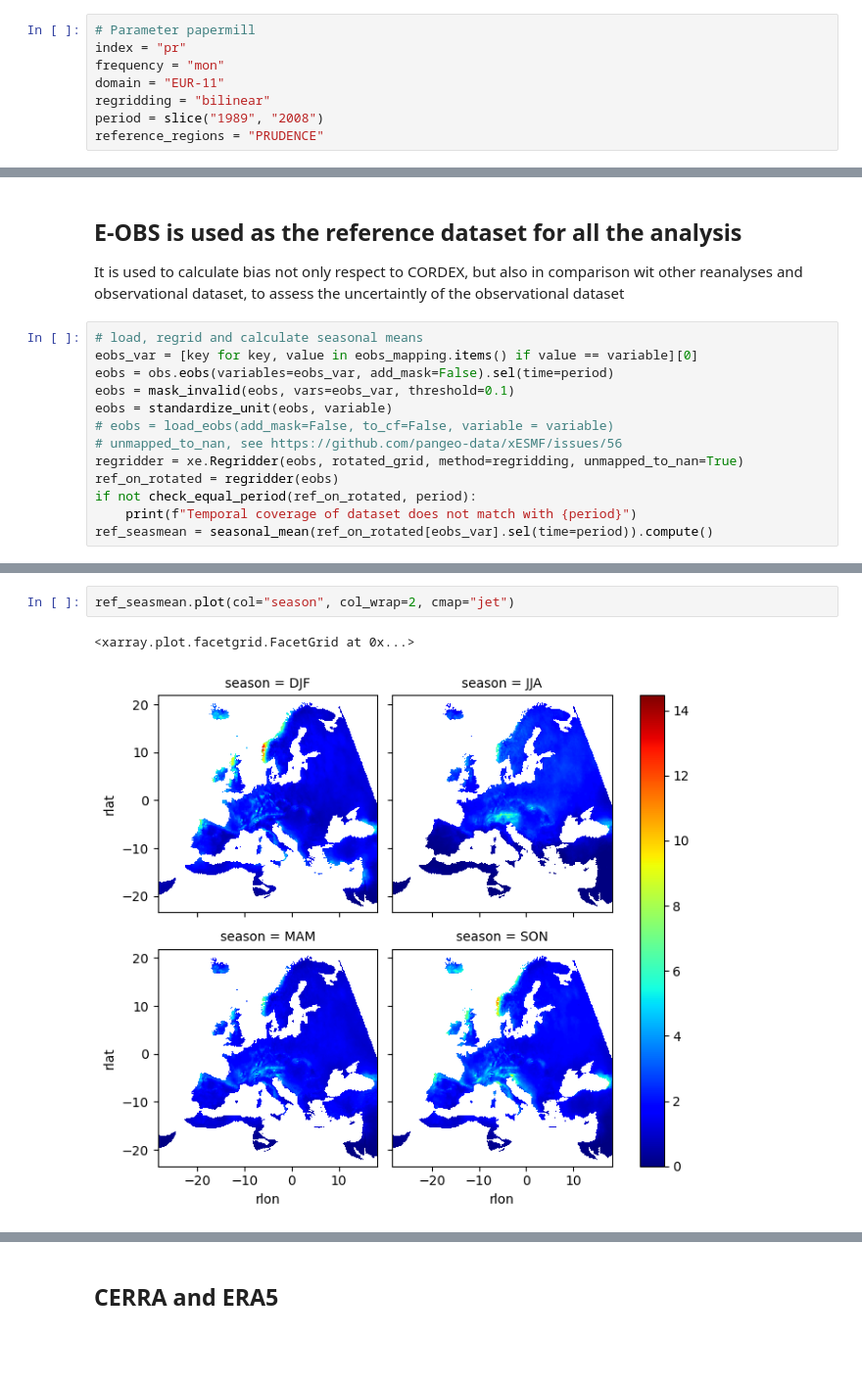
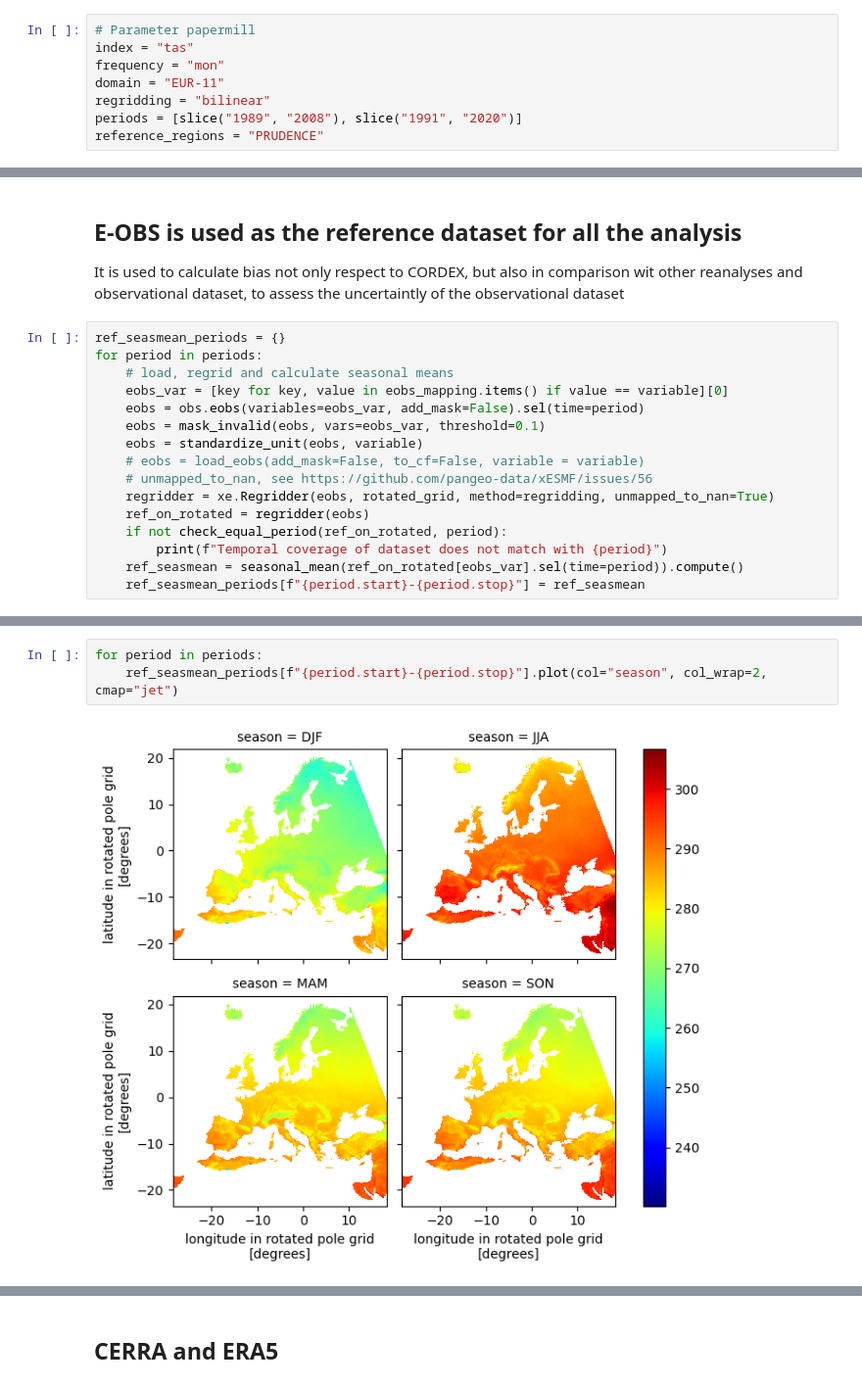
Before and after one commit to larsbuntemeyer/joint-evaluation, a Jupyter notebook: eval-book/regional_bias.ipynb, the cells around one changed output, grey strips where cells are left out. Shown at 98% size. Drawn from its saved outputs; the diff is of its cells as text; blank space fills up the shorter version.

Commit message:
Include new reference datasets, correct temperature-elevation, and include masks for reference datasets

```diff
--- a/eval-book/regional_bias.ipynb
+++ b/eval-book/regional_bias.ipynb
@@ -50,10 +52,10 @@ client
 # %%
 # Parameter papermill
-index = "pr"
+index = "tas"
 frequency = "mon"
 domain = "EUR-11"
 regridding = "bilinear"
-period = slice("1989", "2008")
+periods = [slice("1989", "2008"), slice("1991", "2020")]
 reference_regions = "PRUDENCE"
 # %%
 save_results_path = os.path.abspath(
@@ -73,16 +75,19 @@ rotated_grid = create_cordex_grid("EUR-11")  # No matter CMIP5 or CMIP6
 ## E-OBS is used as the reference dataset for all the analysis
 It is used to calculate bias not only respect to CORDEX, but also in comparison wit other reanalyses and observational dataset, to assess the uncertaintly of the observational dataset
 # %%
-# load, regrid and calculate seasonal means
-eobs_var = [key for key, value in eobs_mapping.items() if value == variable][0]
-eobs = obs.eobs(variables=eobs_var, add_mask=False).sel(time=period)
-eobs = mask_invalid(eobs, vars=eobs_var, threshold=0.1)
-eobs = standardize_unit(eobs, variable)
-# eobs = load_eobs(add_mask=False, to_cf=False, variable = variable)
-# unmapped_to_nan, see https://github.com/pangeo-data/xESMF/issues/56
-regridder = xe.Regridder(eobs, rotated_grid, method=regridding, unmapped_to_nan=True)
-ref_on_rotated = regridder(eobs)
-if not check_equal_period(ref_on_rotated, period):
-    print(f"Temporal coverage of dataset does not match with {period}")
-ref_seasmean = seasonal_mean(ref_on_rotated[eobs_var].sel(time=period)).compute()
+ref_seasmean_periods = {}
+for period in periods:
+    # load, regrid and calculate seasonal means
+    eobs_var = [key for key, value in eobs_mapping.items() if value == variable][0]
+    eobs = obs.eobs(variables=eobs_var, add_mask=False).sel(time=period)
+    eobs = mask_invalid(eobs, vars=eobs_var, threshold=0.1)
+    eobs = standardize_unit(eobs, variable)
+    # eobs = load_eobs(add_mask=False, to_cf=False, variable = variable)
+    # unmapped_to_nan, see https://github.com/pangeo-data/xESMF/issues/56
+    regridder = xe.Regridder(eobs, rotated_grid, method=regridding, unmapped_to_nan=True)
+    ref_on_rotated = regridder(eobs)
+    if not check_equal_period(ref_on_rotated, period):
+        print(f"Temporal coverage of dataset does not match with {period}")
+    ref_seasmean = seasonal_mean(ref_on_rotated[eobs_var].sel(time=period)).compute()
+    ref_seasmean_periods[f"{period.start}-{period.stop}"] = ref_seasmean
 # %% [output]
@@ -94,5 +106,5 @@ See also https://docs.dask.org/en/stable/best-practices.html#load-data-with-dask
 # %%
-ref_seasmean.plot(col="season", col_wrap=2, cmap="jet")
+for period in periods:
+    ref_seasmean_periods[f"{period.start}-{period.stop}"].plot(col="season", col_wrap=2, cmap="jet")
 # %% [output]
-<xarray.plot.facetgrid.FacetGrid at 0x...>
-[figure, old version]
+[figure, new version]
```
Also changed, not shown: parts of 45 cells of this notebook, 1 other file.
